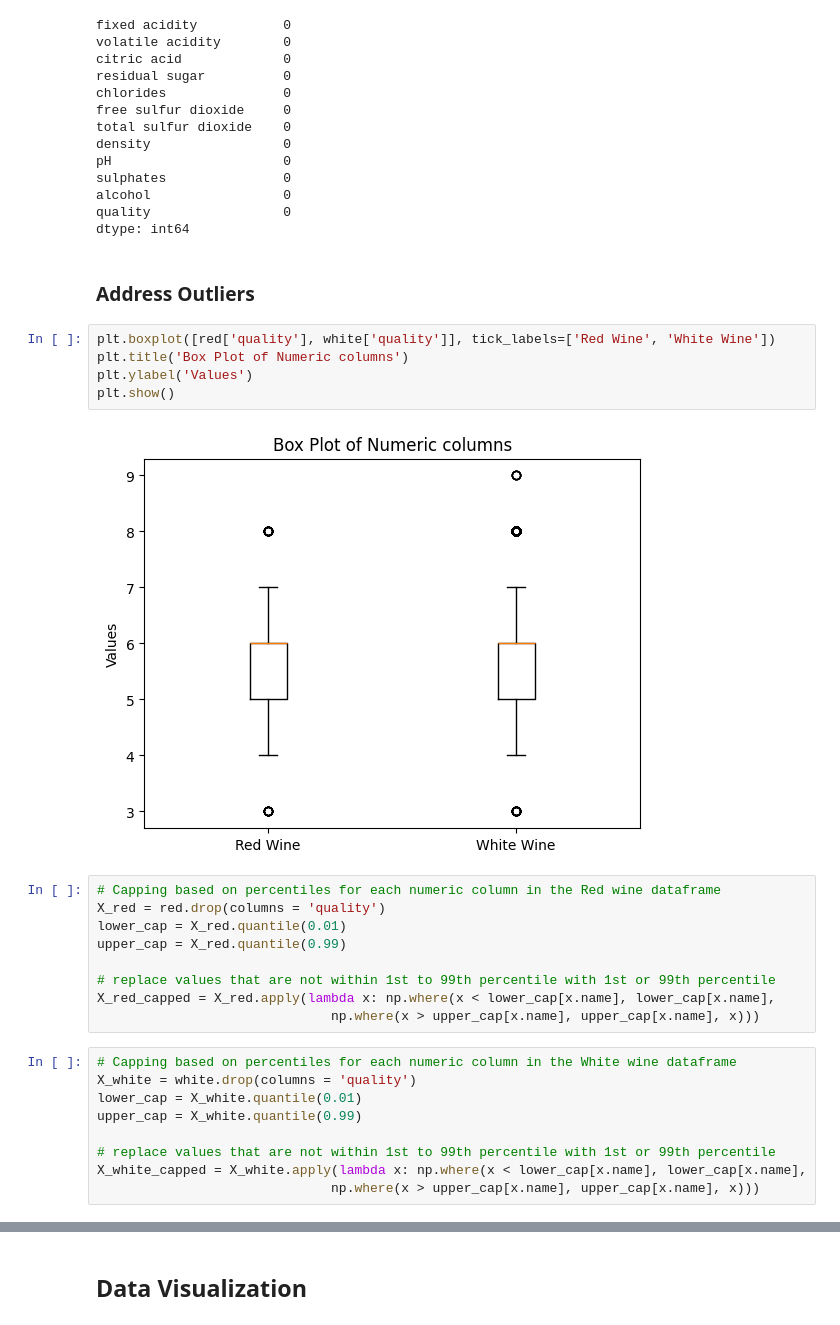
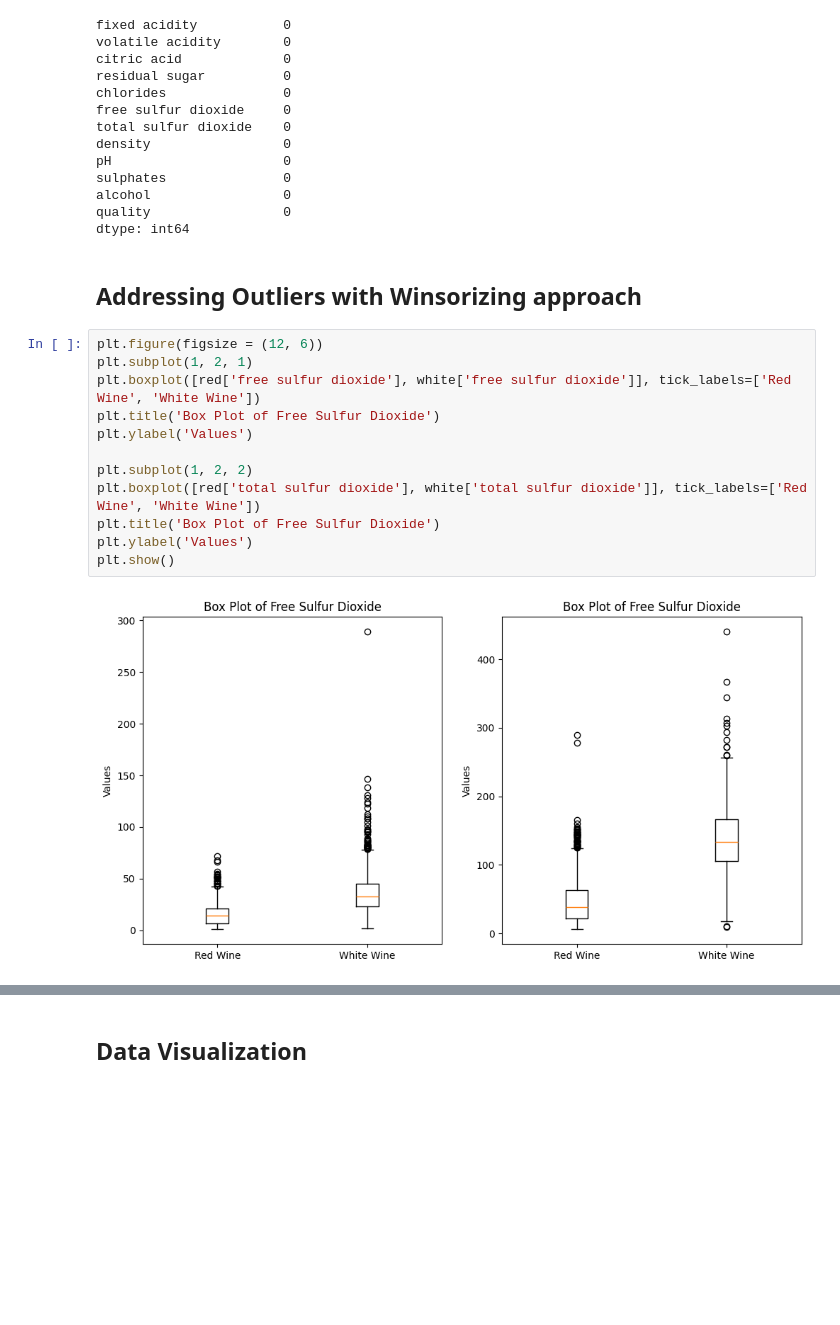
Before and after one commit to ProfessionalSalmon/wine-quality-prediction, a Jupyter notebook: winequality.ipynb, the cells around one changed output, grey strips where cells are left out. Saved outputs shown, nothing was run; the diff lists cells and outputs as text; blank space fills up the shorter version.

```diff
--- a/winequality.ipynb
+++ b/winequality.ipynb
@@ -128,30 +135,19 @@ sulphates               0
 alcohol                 0
 quality                 0
 dtype: int64
-# %% [markdown]
-### Address Outliers
-# %%
-plt.boxplot([red['quality'], white['quality']], tick_labels=['Red Wine', 'White Wine'])
-plt.title('Box Plot of Numeric columns')
-plt.ylabel('Values')
-plt.show()
-# %% [output]
-[figure, removed]
-# %%
-# Capping based on percentiles for each numeric column in the Red wine dataframe
-X_red = red.drop(columns = 'quality')
-lower_cap = X_red.quantile(0.01)
-upper_cap = X_red.quantile(0.99)
-
-# replace values that are not within 1st to 99th percentile with 1st or 99th percentile
-X_red_capped = X_red.apply(lambda x: np.where(x < lower_cap[x.name], lower_cap[x.name],
-                              np.where(x > upper_cap[x.name], upper_cap[x.name], x)))
-# %%
-# Capping based on percentiles for each numeric column in the White wine dataframe
-X_white = white.drop(columns = 'quality')
-lower_cap = X_white.quantile(0.01)
-upper_cap = X_white.quantile(0.99)
-
-# replace values that are not within 1st to 99th percentile with 1st or 99th percentile
-X_white_capped = X_white.apply(lambda x: np.where(x < lower_cap[x.name], lower_cap[x.name],
-                              np.where(x > upper_cap[x.name], upper_cap[x.name], x)))
+# %% [markdown]
+## Addressing Outliers with Winsorizing approach
+# %%
+plt.figure(figsize = (12, 6))
+plt.subplot(1, 2, 1)
+plt.boxplot([red['free sulfur dioxide'], white['free sulfur dioxide']], tick_labels=['Red Wine', 'White Wine'])
+plt.title('Box Plot of Free Sulfur Dioxide')
+plt.ylabel('Values')
+
+plt.subplot(1, 2, 2)
+plt.boxplot([red['total sulfur dioxide'], white['total sulfur dioxide']], tick_labels=['Red Wine', 'White Wine'])
+plt.title('Box Plot of Free Sulfur Dioxide')
+plt.ylabel('Values')
+plt.show()
+# %% [output]
+[figure, added]
```
Also changed, not shown: parts of 16 cells of this notebook.
